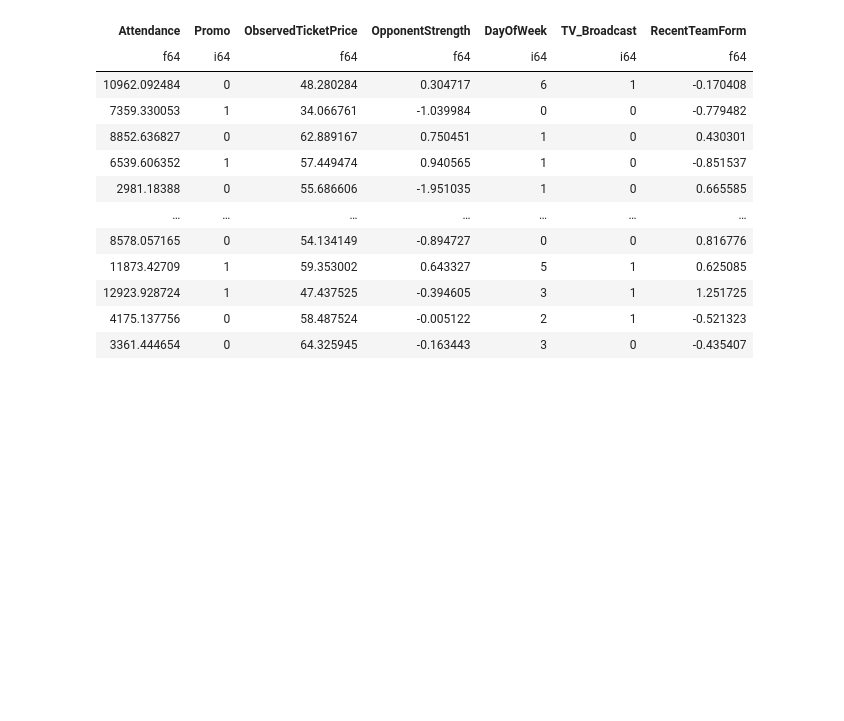
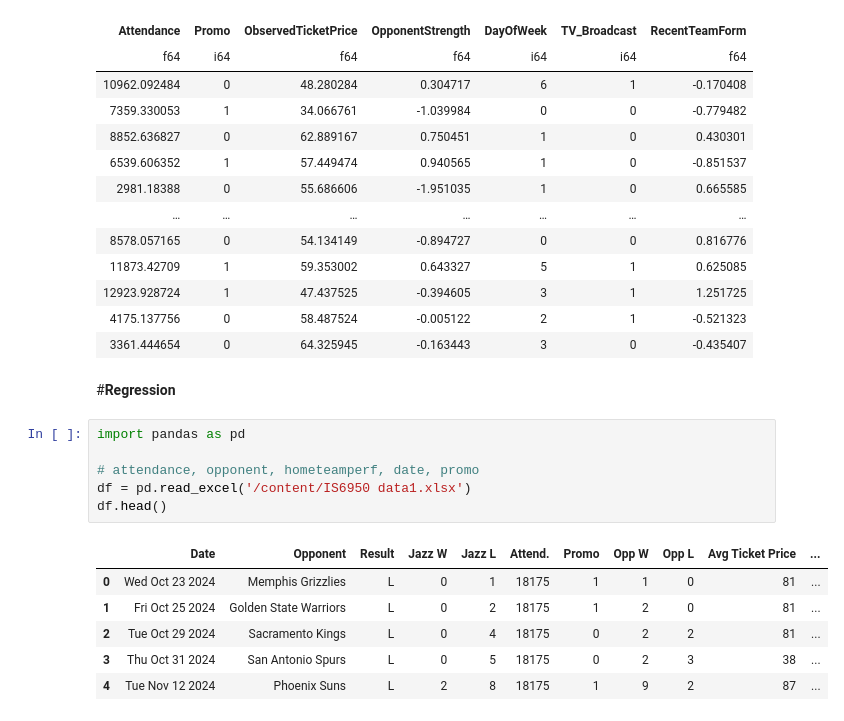
Before and after one commit to kylieeeames/causal_inference_regression, a Jupyter notebook: IS6950.ipynb, the cells around one changed output. Cells and saved outputs as stored; diff of their text form; blank space fills up the shorter version.

```diff
--- a/IS6950.ipynb
+++ b/IS6950.ipynb
@@ -134,3 +140,18 @@ shape: (200, 7)
 | 12923.928724 | 1 | 47.437525 | -0.394605 | 3 | 1 | 1.251725 |
 | 4175.137756 | 0 | 58.487524 | -0.005122 | 2 | 1 | -0.521323 |
 | 3361.444654 | 0 | 64.325945 | -0.163443 | 3 | 0 | -0.435407 |
+# %% [markdown]
+#**Regression**
+# %%
+import pandas as pd
+
+# attendance, opponent, hometeamperf, date, promo
+df = pd.read_excel('/content/IS6950 data1.xlsx')
+df.head()
+# %% [output]
+|  | Date | Opponent | Result | Jazz W | Jazz L | Attend. | Promo | Opp W | Opp L | Avg Ticket Price | ... |
+| 0 | Wed Oct 23 2024 | Memphis Grizzlies | L | 0 | 1 | 18175 | 1 | 1 | 0 | 81 | ... |
+| 1 | Fri Oct 25 2024 | Golden State Warriors | L | 0 | 2 | 18175 | 1 | 2 | 0 | 81 | ... |
+| 2 | Tue Oct 29 2024 | Sacramento Kings | L | 0 | 4 | 18175 | 0 | 2 | 2 | 81 | ... |
+| 3 | Thu Oct 31 2024 | San Antonio Spurs | L | 0 | 5 | 18175 | 0 | 2 | 3 | 38 | ... |
+| 4 | Tue Nov 12 2024 | Phoenix Suns | L | 2 | 8 | 18175 | 1 | 9 | 2 | 87 | ... |
```
Also changed, not shown: parts of 6 cells of this notebook.
